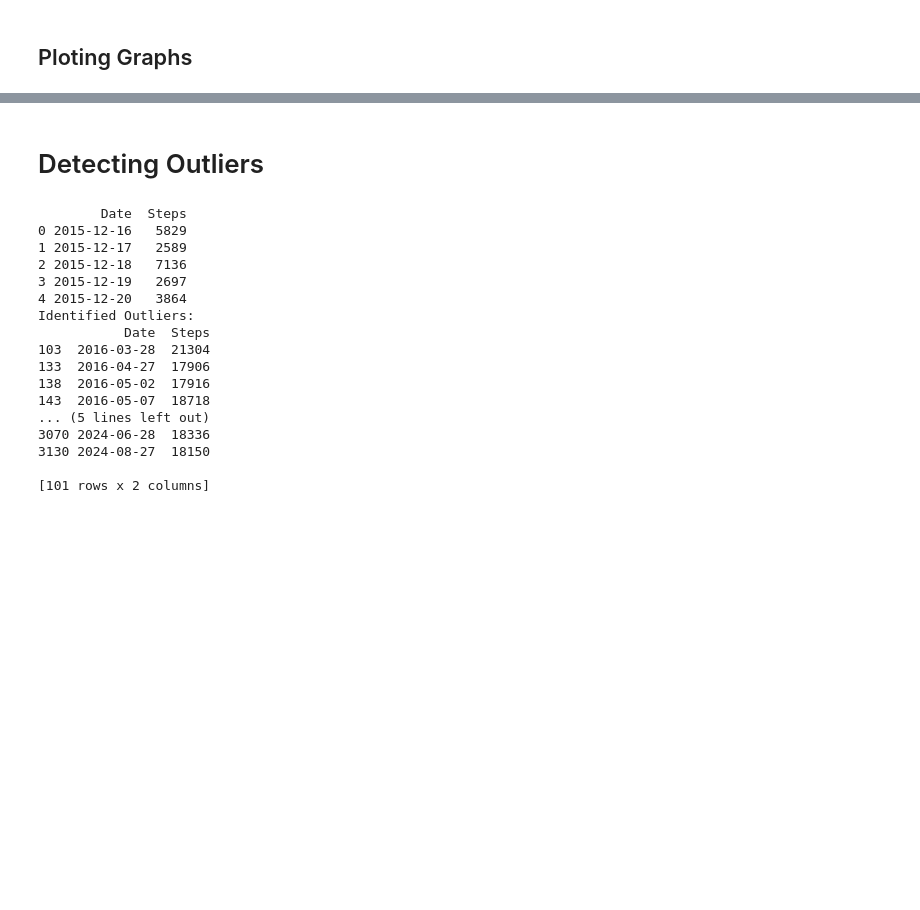
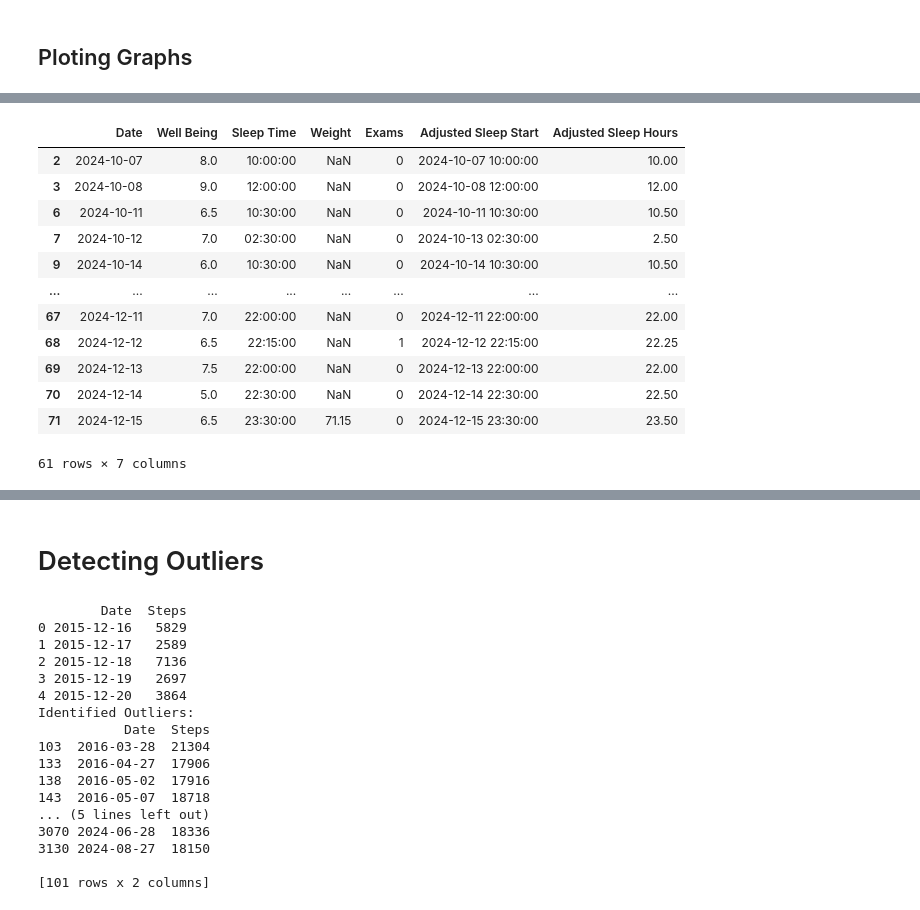
Before and after one commit to Akseldindisyan/my-step-count-analysis, a Jupyter notebook: Main.ipynb, the cells around one changed output, grey strips where cells are left out. Drawn from its saved outputs; the diff is of its cells as text; code cells hidden in the pictures; blank space fills up the shorter version.

```diff
--- a/Main.ipynb
+++ b/Main.ipynb
@@ -239,0 +467,25 @@ plt.show()
+# %%
+import pandas as pd
+
+# Convert 'Date' and 'Sleep Time' to datetime
+df3['Date'] = pd.to_datetime(df3['Date'])
+df3['Sleep Time'] = pd.to_datetime(df3['Sleep Time'], format='%H:%M:%S', errors='coerce').dt.time
+
+# Adjust sleep times to ensure logical ordering
+def adjust_sleep_time(date, start):
+    # Skip if 'start' is NaT
+    if pd.isnull(start):
+        return None
+    # Convert start time to datetime object relative to the date
+    sleep_datetime = pd.Timestamp.combine(date, start)
+    if start < pd.to_datetime('08:00:00').time():  # If time is before 8 AM
+        sleep_datetime += pd.Timedelta(days=1)    # Consider it the next day
+    return sleep_datetime
+
+# Apply adjustment function
+df3['Adjusted Sleep Start'] = df3.apply(
+    lambda row: adjust_sleep_time(row['Date'], row['Sleep Time']), axis=1
+)
+
+# Output DataFrame
+print(df3)
@@ -239,0 +512,25 @@ plt.show()
+# %%
+import pandas as pd
+
+# Ensure 'Adjusted Sleep Start' is in datetime format
+df3['Adjusted Sleep Start'] = pd.to_datetime(df3['Adjusted Sleep Start'], errors='coerce')
+
+# Filter rows where 'Adjusted Sleep Start' is later than 00:00
+filtered_df = df3[df3['Adjusted Sleep Start'].dt.time > pd.to_datetime("00:00:00").time()]
+
+# Display the first 100 rows of the filtered dataframe
+filtered_df.head(100)
+# %% [output]
+|  | Date | Well Being | Sleep Time | Weight | Exams | Adjusted Sleep Start | Adjusted Sleep Hours |
+| 2 | 2024-10-07 | 8.0 | 10:00:00 | NaN | 0 | 2024-10-07 10:00:00 | 10.00 |
+| 3 | 2024-10-08 | 9.0 | 12:00:00 | NaN | 0 | 2024-10-08 12:00:00 | 12.00 |
+| 6 | 2024-10-11 | 6.5 | 10:30:00 | NaN | 0 | 2024-10-11 10:30:00 | 10.50 |
+| 7 | 2024-10-12 | 7.0 | 02:30:00 | NaN | 0 | 2024-10-13 02:30:00 | 2.50 |
+| 9 | 2024-10-14 | 6.0 | 10:30:00 | NaN | 0 | 2024-10-14 10:30:00 | 10.50 |
+| ... | ... | ... | ... | ... | ... | ... | ... |
+| 67 | 2024-12-11 | 7.0 | 22:00:00 | NaN | 0 | 2024-12-11 22:00:00 | 22.00 |
+| 68 | 2024-12-12 | 6.5 | 22:15:00 | NaN | 1 | 2024-12-12 22:15:00 | 22.25 |
+| 69 | 2024-12-13 | 7.5 | 22:00:00 | NaN | 0 | 2024-12-13 22:00:00 | 22.00 |
+| 70 | 2024-12-14 | 5.0 | 22:30:00 | NaN | 0 | 2024-12-14 22:30:00 | 22.50 |
+| 71 | 2024-12-15 | 6.5 | 23:30:00 | 71.15 | 0 | 2024-12-15 23:30:00 | 23.50 |
+61 rows × 7 columns
```
Also changed, not shown: parts of 34 cells of this notebook, 1 other file.
